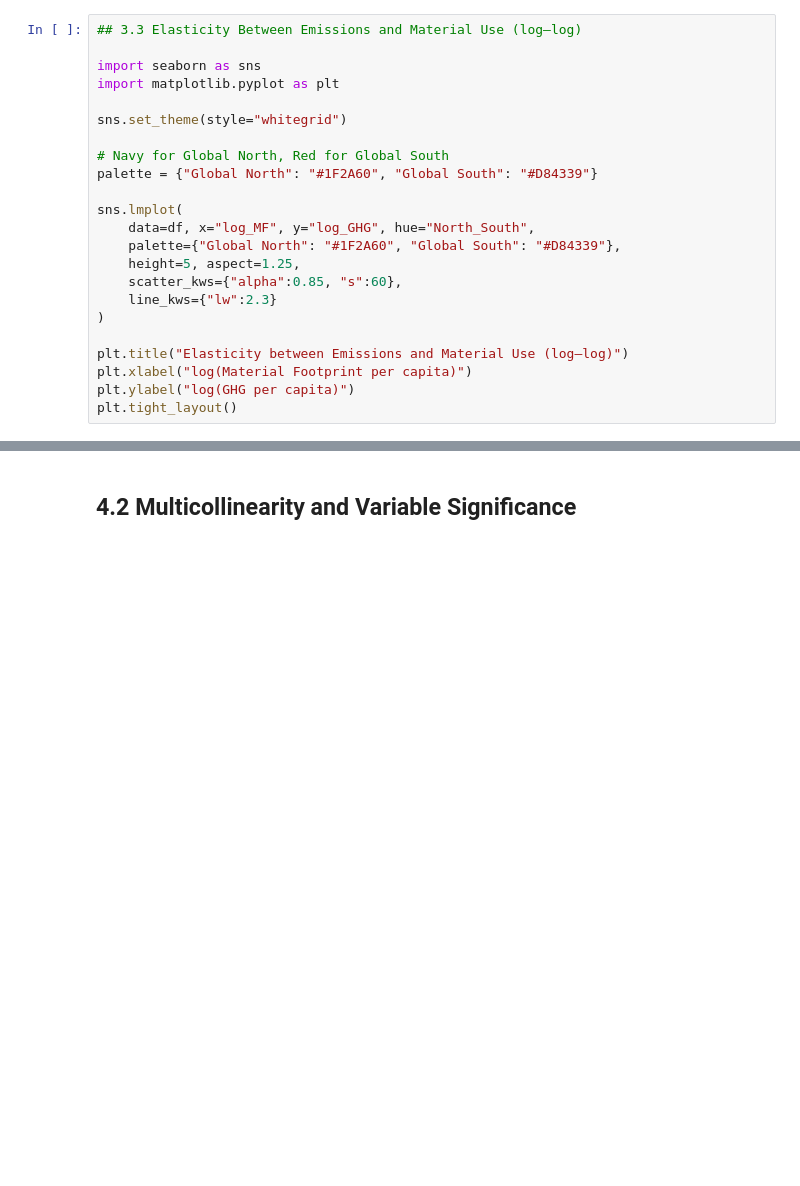
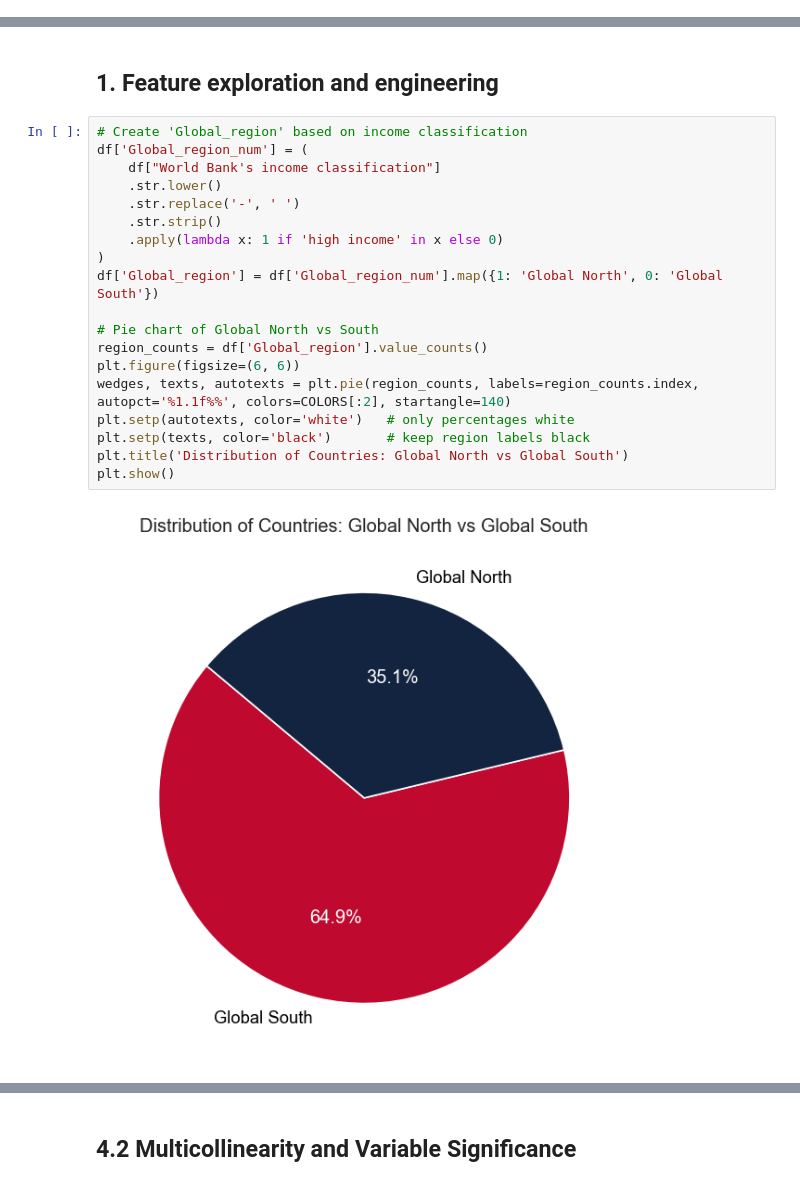
Before and after one commit to GChainx/material-consumption-northsouth, a Jupyter notebook: data_analysis.ipynb, the cells around one changed output, grey strips where cells are left out. Drawn from its saved outputs; the diff is of its cells as text; blank space fills up the shorter version.

```diff
--- a/data_analysis.ipynb
+++ b/data_analysis.ipynb
@@ -125,23 +0,0 @@ The regression lines illustrate that Global North countries generally produce hi
-# %%
-## 3.3 Elasticity Between Emissions and Material Use (log–log)
-
-import seaborn as sns
-import matplotlib.pyplot as plt
-
-sns.set_theme(style="whitegrid")
-
-# Navy for Global North, Red for Global South
-palette = {"Global North": "#1F2A60", "Global South": "#D84339"}
-
-sns.lmplot(
-    data=df, x="log_MF", y="log_GHG", hue="North_South",
-    palette={"Global North": "#1F2A60", "Global South": "#D84339"},
-    height=5, aspect=1.25,
-    scatter_kws={"alpha":0.85, "s":60},
-    line_kws={"lw":2.3}
-)
-
-plt.title("Elasticity between Emissions and Material Use (log–log)")
-plt.xlabel("log(Material Footprint per capita)")
-plt.ylabel("log(GHG per capita)")
-plt.tight_layout()
@@ -194,0 +56,23 @@ Covariance Type:                  HC3
+# %% [markdown]
+## 1. Feature exploration and engineering
+# %%
+# Create 'Global_region' based on income classification
+df['Global_region_num'] = (
+    df["World Bank's income classification"]
+    .str.lower()
+    .str.replace('-', ' ')
+    .str.strip()
+    .apply(lambda x: 1 if 'high income' in x else 0)
+)
+df['Global_region'] = df['Global_region_num'].map({1: 'Global North', 0: 'Global South'})
+
+# Pie chart of Global North vs South
+region_counts = df['Global_region'].value_counts()
+plt.figure(figsize=(6, 6))
+wedges, texts, autotexts = plt.pie(region_counts, labels=region_counts.index, autopct='%1.1f%%', colors=COLORS[:2], startangle=140)
+plt.setp(autotexts, color='white')   # only percentages white
+plt.setp(texts, color='black')       # keep region labels black
+plt.title('Distribution of Countries: Global North vs Global South')
+plt.show()
+# %% [output]
+[figure, added]
```
Also changed, not shown: parts of 80 cells of this notebook.
